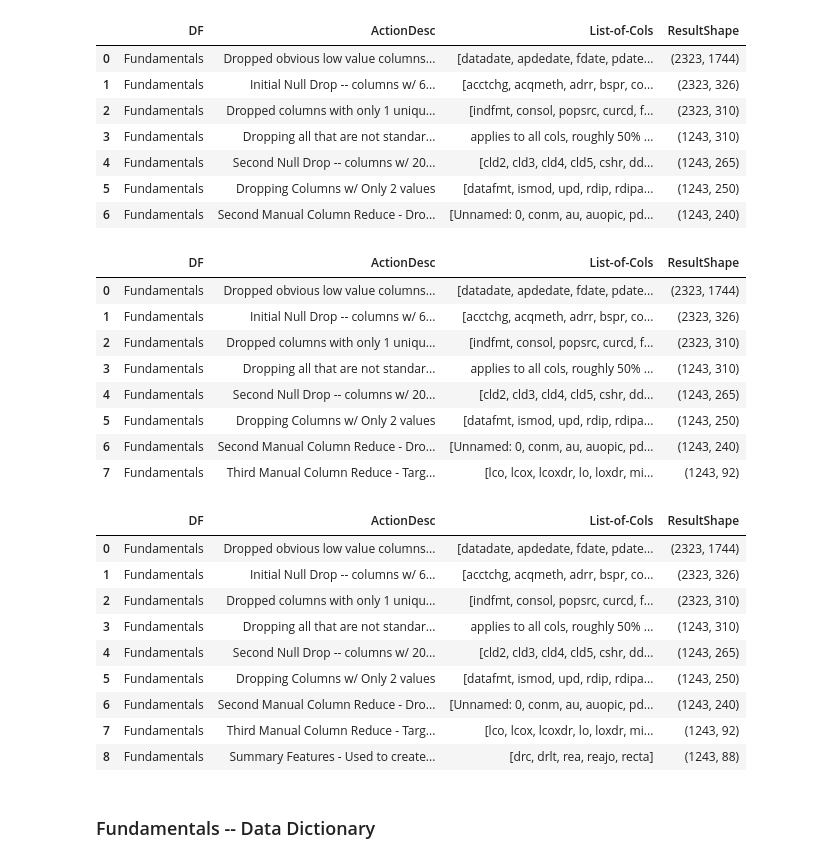
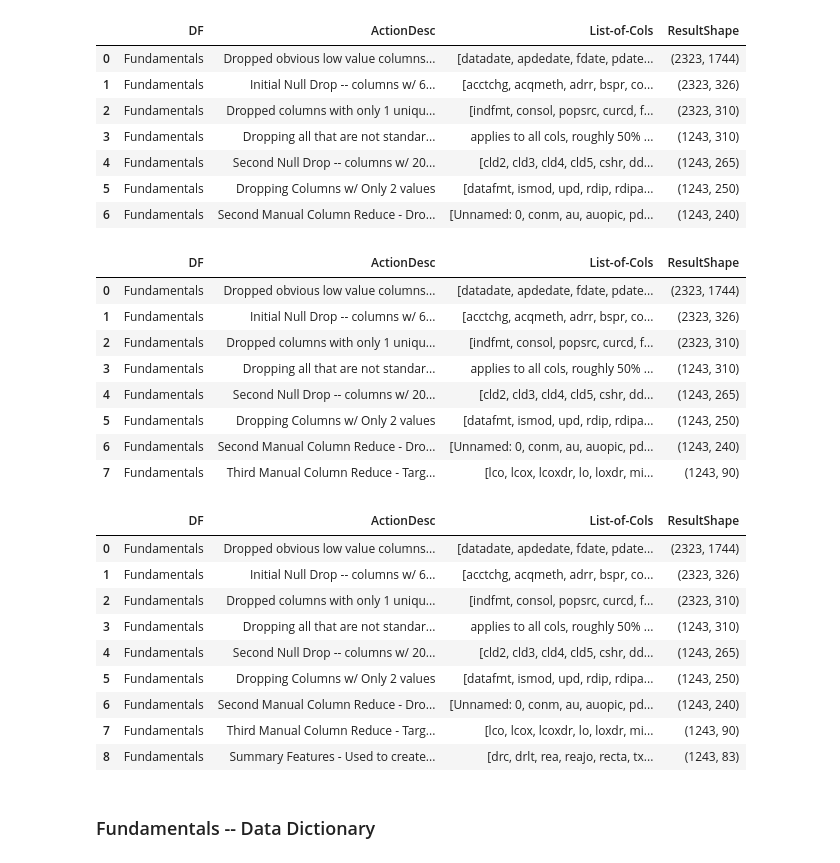
Before and after one commit to bcullinan32/CapstoneProject, a Jupyter notebook: Capstone_Data-Prep.ipynb, the cells around one changed output. Saved outputs shown, nothing was run; the diff lists cells and outputs as text; code cells hidden in the pictures.

```diff
--- a/Capstone_Data-Prep.ipynb
+++ b/Capstone_Data-Prep.ipynb
@@ -743,8 +743,8 @@ colsToDrop = ['lco','lcox','lcoxdr', #Current Liabilities - kept total
               'pnrsho','prsho', # Pfd Shares Outs - Most were 0 or null
               'ppent', # Property, Plant and Equipment - kept Total (Gross)
               'pstkrv',# Preferred Stock - (may have more to remove) - duplicative
-              'txbco','txbcof','txdba','txdbca','txdbcl','txdc','txdi','txditc','txndba','txndbl','txo','txp',
-              'txpd','txr', # Taxes - kept a few total measures
+              'txbco','txbcof','txdba','txdbca','txdbcl','txdc','txdi','txditc','txndba','txndb','txndbl',
+              'txo','txp','txpd','txr', # Taxes - kept a few total measures
               'acctstd', # Accounting Standard -- didn't look to provide value
               'am', # Amortization of Intangibles -- didn't look to provide value
               'capxv', # Capital Surplus - kept caps higher-level measure
@@ -759,7 +759,8 @@ colsToDrop = ['lco','lcox','lcoxdr', #Current Liabilities - kept total
               'prstkc', # Purchase of Common and Preferred Stock - don't know the value -- over 50% 0 or null
               'seqo', # Stakeholder Equity Adjustments -- kept parent (seq)
               'spi', # Special Items - don't know the value -- over 50% 0 or null
-              'cshtr_f','dvpsp_f','dvpsx_f','prcc_f','prch_f','prcl_f','adjex_f' # duplicative of Stocks dataset
+              'cshtr_f','dvpsp_f','dvpsx_f','prcc_f','prch_f','prcl_f','adjex_f', # duplicative of Stocks dataset
+              'ebitda' # Earnings Before Interested -- kept measure that includes this plus taxes
               ]
 fundamentals = fundamentals.drop(columns=colsToDrop)
 
@@ -779,45 +780,47 @@ cleanActionsDF
 | 4 | Fundamentals | Second Null Drop -- columns w/ 20... | [cld2, cld3, cld4, cld5, cshr, dd... | (1243, 265) |
 | 5 | Fundamentals | Dropping Columns w/ Only 2 values | [datafmt, ismod, upd, rdip, rdipa... | (1243, 250) |
 | 6 | Fundamentals | Second Manual Column Reduce - Dro... | [Unnamed: 0, conm, au, auopic, pd... | (1243, 240) |
-| 7 | Fundamentals | Third Manual Column Reduce - Targ... | [lco, lcox, lcoxdr, lo, loxdr, mi... | (1243, 92) |
+| 7 | Fundamentals | Third Manual Column Reduce - Targ... | [lco, lcox, lcoxdr, lo, loxdr, mi... | (1243, 90) |
 # %%
 # Summary Features
 ## Note to self:  This will cause index matching problems while rinse/repeating through column reduce.  made MD for now.
 
 ## Deferred Revenue
 
 fundamentals[['drc','drlt']] = fundamentals[['drc','drlt']].fillna(0)
 fundamentals['defrev'] = fundamentals['drc'] + fundamentals['drlt']
-fundamentals
 
 ## Retained Earnnings Adjustments Revenue
 
 fundamentals[['rea','reajo','recta']] = fundamentals[['rea','reajo','recta']].fillna(0)
 fundamentals['defrev'] = fundamentals['rea'] + fundamentals['reajo'] + fundamentals['recta']
-fundamentals
+
+## Taxes
+colsToSum = ['txdb','txfo','txt','txw']
+fundamentals['tot_tax'] = fundamentals[colsToSum].sum(axis=1)
 
 ## drop source columns once summarized
-colsToDrop = ['drc','drlt','rea','reajo','recta']
+colsToDrop = ['drc','drlt','rea','reajo','recta','txdb','txfo','txt','txw']
 fundamentals = fundamentals.drop(columns=colsToDrop)
 
 ## Add to report
 cleanActionsDesc = 'Summary Features  - Used to create features, then dropped'
 df_name = 'Fundamentals'
 cols = colsToDrop
 
 cleanActionsReport(fundamentals,df_name,cleanActionsDesc, cols)
 cleanActionsDF
 # %% [output]
 |  | DF | ActionDesc | List-of-Cols | ResultShape |
 | 0 | Fundamentals | Dropped obvious low value columns... | [datadate, apdedate, fdate, pdate... | (2323, 1744) |
 | 1 | Fundamentals | Initial Null Drop -- columns w/ 6... | [acctchg, acqmeth, adrr, bspr, co... | (2323, 326) |
 | 2 | Fundamentals | Dropped columns with only 1 uniqu... | [indfmt, consol, popsrc, curcd, f... | (2323, 310) |
 | 3 | Fundamentals | Dropping all that are not standar... | applies to all cols, roughly 50% ... | (1243, 310) |
 | 4 | Fundamentals | Second Null Drop -- columns w/ 20... | [cld2, cld3, cld4, cld5, cshr, dd... | (1243, 265) |
 | 5 | Fundamentals | Dropping Columns w/ Only 2 values | [datafmt, ismod, upd, rdip, rdipa... | (1243, 250) |
 | 6 | Fundamentals | Second Manual Column Reduce - Dro... | [Unnamed: 0, conm, au, auopic, pd... | (1243, 240) |
-| 7 | Fundamentals | Third Manual Column Reduce - Targ... | [lco, lcox, lcoxdr, lo, loxdr, mi... | (1243, 92) |
-| 8 | Fundamentals | Summary Features - Used to create... | [drc, drlt, rea, reajo, recta] | (1243, 88) |
+| 7 | Fundamentals | Third Manual Column Reduce - Targ... | [lco, lcox, lcoxdr, lo, loxdr, mi... | (1243, 90) |
+| 8 | Fundamentals | Summary Features - Used to create... | [drc, drlt, rea, reajo, recta, tx... | (1243, 83) |
 # %% [markdown]
 ### Fundamentals -- Data Dictionary
 # %%
```
Also changed, not shown: parts of 29 cells of this notebook, 10 other files.
